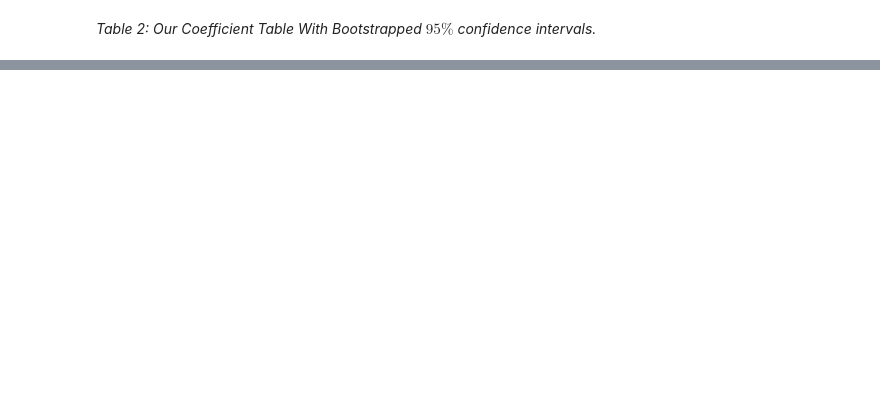
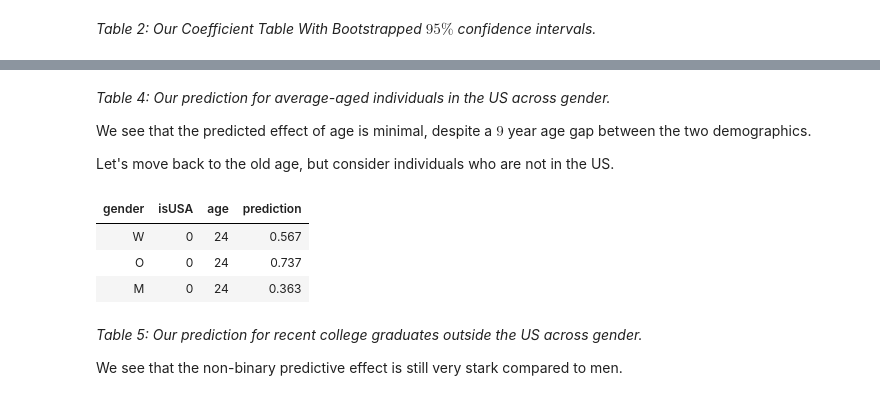
Before and after one commit to PLBMR/mentalHealthDataAnalysis, a Jupyter notebook: osmiMentalHealthInTech/analysis/timeAnalysis/timeDependence_inference.ipynb, the cells around one changed output, grey strips where cells are left out. Saved outputs shown, nothing was run; the diff lists cells and outputs as text; code cells hidden in the pictures; blank space fills up the shorter version.

```diff
--- a/osmiMentalHealthInTech/analysis/timeAnalysis/timeDependence_inference.ipynb
+++ b/osmiMentalHealthInTech/analysis/timeAnalysis/timeDependence_inference.ipynb
@@ -164,0 +198,22 @@ We see that gender still has a major effect. Currently, we are predicting that o
+# %% [markdown]
+_Table 4: Our prediction for average-aged individuals in the US across gender._
+
+We see that the predicted effect of age is minimal, despite a $9$ year age gap between the two demographics.
+
+Let's move back to the old age, but consider individuals who are not in the US.
+# %%
+predictTable$age = predictionAge
+predictTable$isUSA = 0
+predictTable$prediction = predict(finalMod.logr,newdata = predictTable,
+                                  type = "response")
+predictTable$prediction = signif(predictTable$prediction,sigLev)
+predictTable
+# %% [output]
+| gender | isUSA | age | prediction |
+| W | 0 | 24 | 0.567 |
+| O | 0 | 24 | 0.737 |
+| M | 0 | 24 | 0.363 |
+# %% [markdown]
+_Table 5:  Our prediction for recent college graduates outside the US across gender._
+
+We see that the non-binary predictive effect is still very stark compared to men.
```
Also changed, not shown: parts of 10 cells of this notebook.
